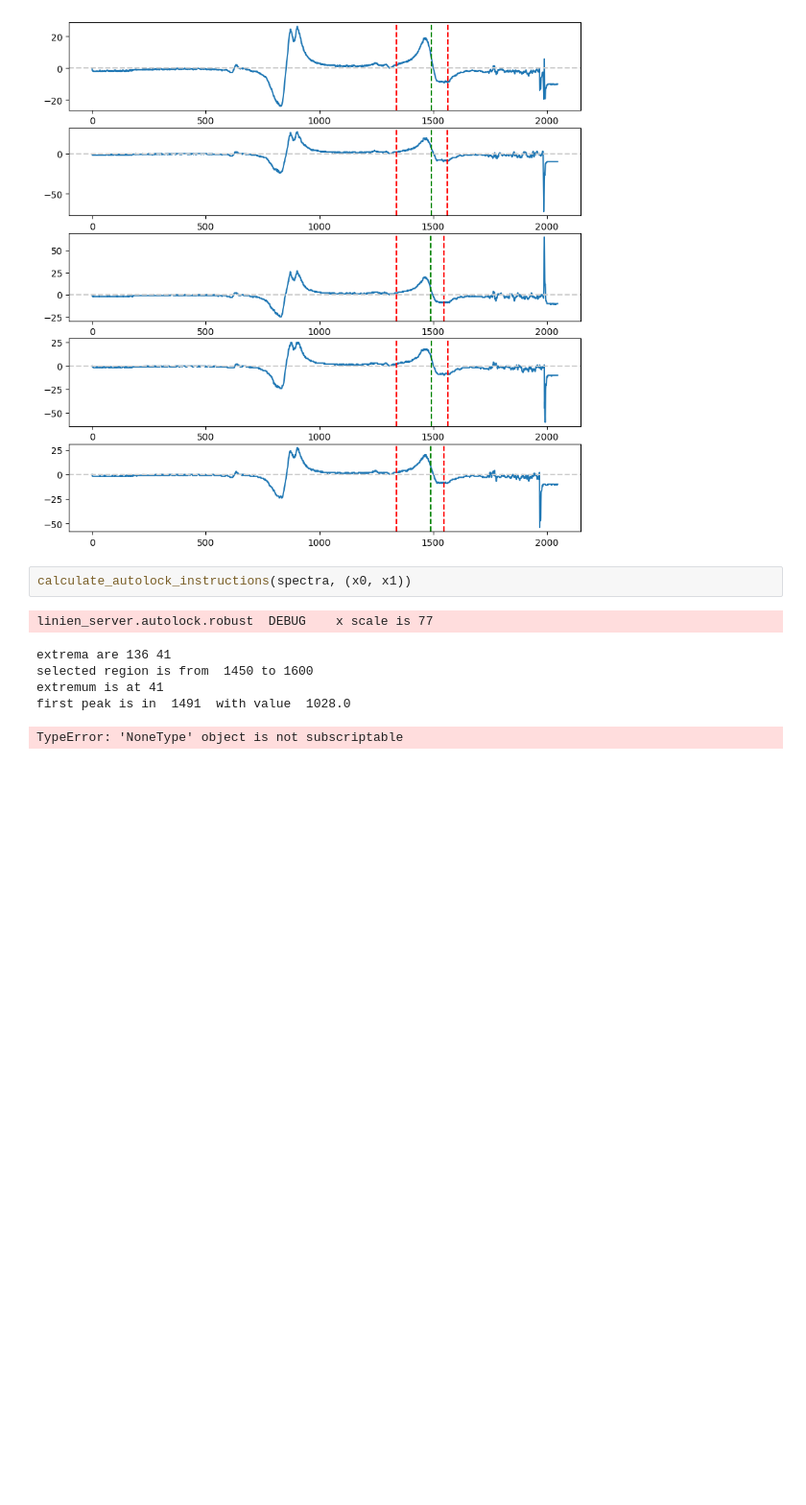
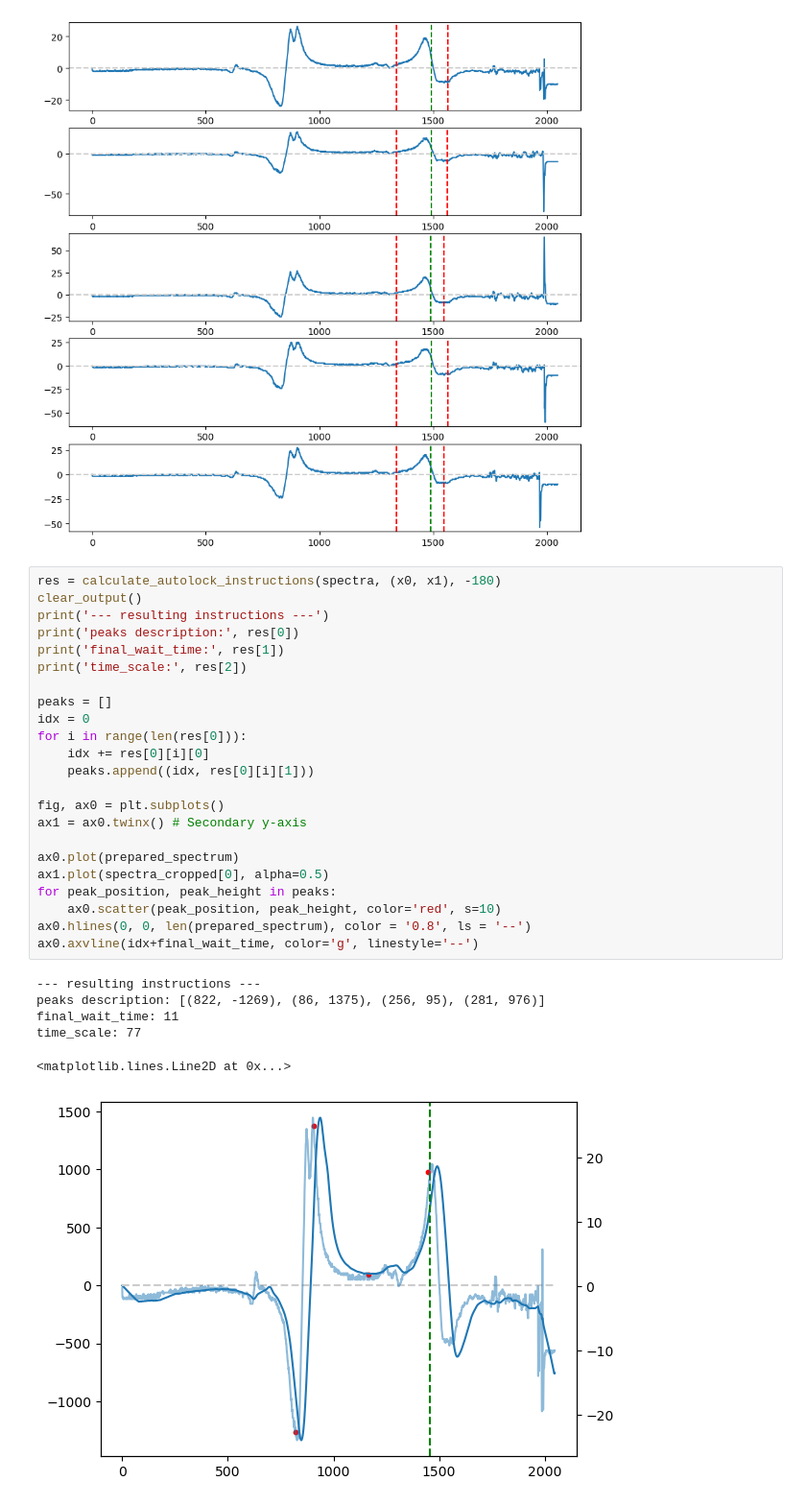
Before and after one commit to jack00look/RP_Spectroscopy, a Jupyter notebook: linien_server/try.ipynb, the cells around one changed output. Shown: that part at 96% size. Drawn from its saved outputs; the diff is of its cells as text; blank space fills up the shorter version.

```diff
--- a/linien_server/try.ipynb
+++ b/linien_server/try.ipynb
@@ -547,11 +547,32 @@ detected peak at 1479 with height 976.0 for threshold 976
 lock_position 1490
 [figure]
 # %%
-calculate_autolock_instructions(spectra, (x0, x1))
+res = calculate_autolock_instructions(spectra, (x0, x1), -180)
+clear_output()
+print('--- resulting instructions ---')
+print('peaks description:', res[0])
+print('final_wait_time:', res[1])
+print('time_scale:', res[2])
+
+peaks = []
+idx = 0
+for i in range(len(res[0])):
+    idx += res[0][i][0]
+    peaks.append((idx, res[0][i][1]))
+
+fig, ax0 = plt.subplots()
+ax1 = ax0.twinx() # Secondary y-axis
+
+ax0.plot(prepared_spectrum)
+ax1.plot(spectra_cropped[0], alpha=0.5)
+for peak_position, peak_height in peaks:
+    ax0.scatter(peak_position, peak_height, color='red', s=10)
+ax0.hlines(0, 0, len(prepared_spectrum), color = '0.8', ls = '--')
+ax0.axvline(idx+final_wait_time, color='g', linestyle='--')
 # %% [output]
-linien_server.autolock.robust  DEBUG    x scale is 77
+--- resulting instructions ---
+peaks description: [(822, -1269), (86, 1375), (256, 95), (281, 976)]
+final_wait_time: 11
+time_scale: 77
-extrema are 136 41
-selected region is from  1450 to 1600
-extremum is at 41
-first peak is in  1491  with value  1028.0
+<matplotlib.lines.Line2D at 0x...>
-TypeError: 'NoneType' object is not subscriptable
+[figure, added]
```
Also changed, not shown: parts of 1 cell of this notebook, 2 other files.
